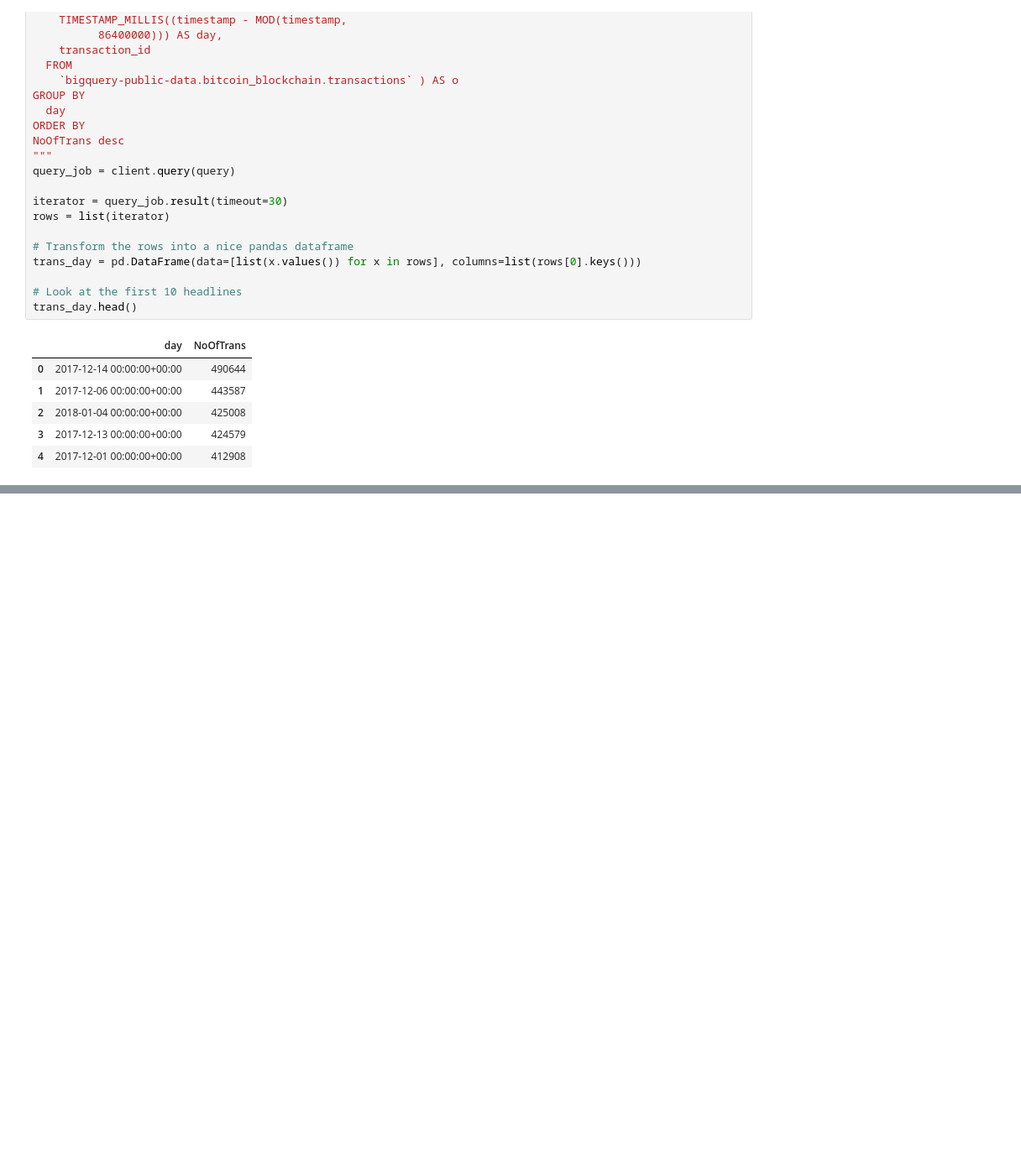
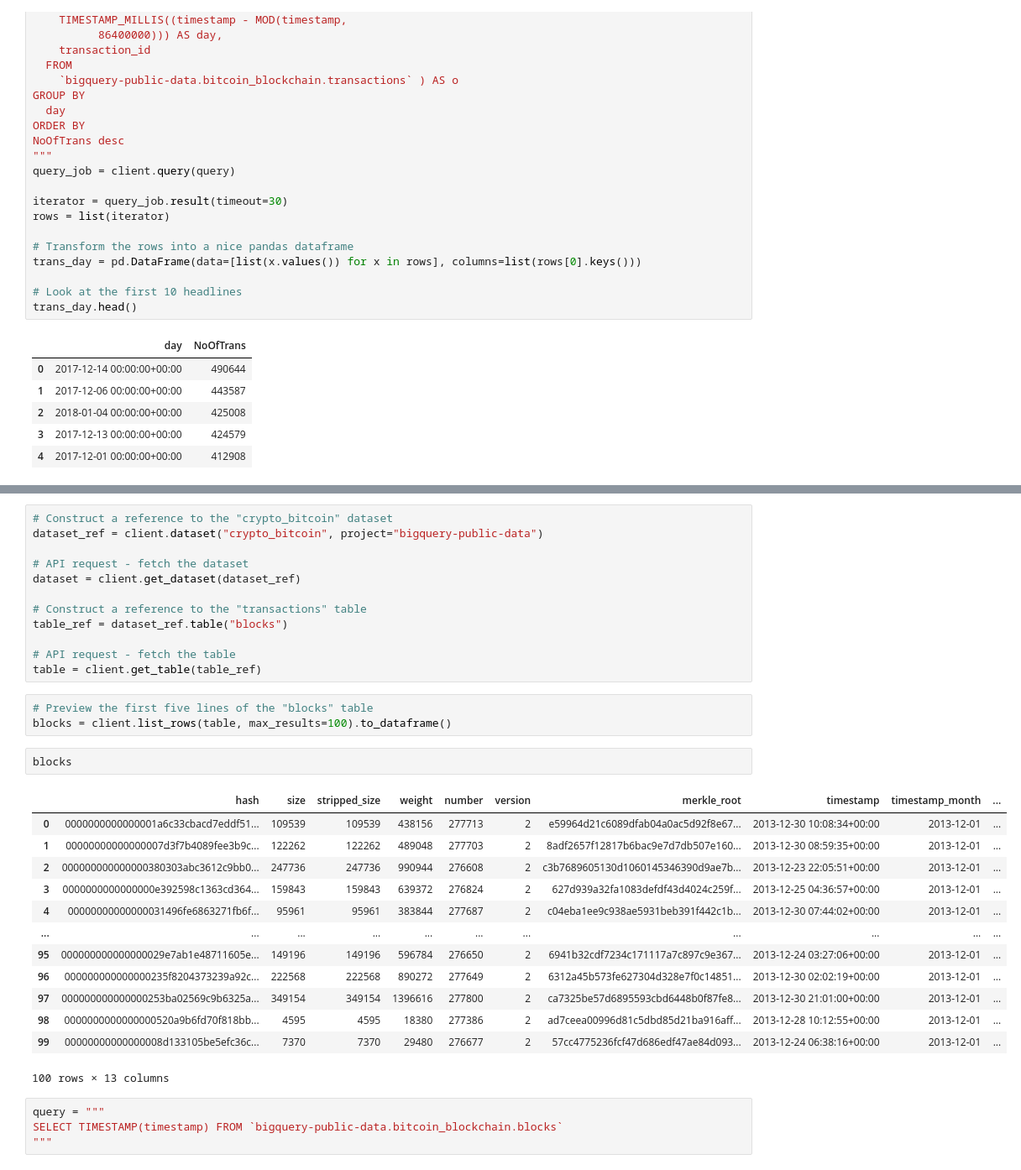
Before and after one commit to davidhof123/EDA_Bitcoin-ledger, a Jupyter notebook: EDA.ipynb, the cells around one changed output, grey strips where cells are left out. Shown at 84% size. Saved outputs shown, nothing was run; the diff lists cells and outputs as text; blank space fills up the shorter version.

```diff
--- a/EDA.ipynb
+++ b/EDA.ipynb
@@ -223,0 +306,35 @@ trans_day.head()
+# %%
+# Construct a reference to the "crypto_bitcoin" dataset
+dataset_ref = client.dataset("crypto_bitcoin", project="bigquery-public-data")
+
+# API request - fetch the dataset
+dataset = client.get_dataset(dataset_ref)
+
+# Construct a reference to the "transactions" table
+table_ref = dataset_ref.table("blocks")
+
+# API request - fetch the table
+table = client.get_table(table_ref)
+# %%
+# Preview the first five lines of the "blocks" table
+blocks = client.list_rows(table, max_results=100).to_dataframe()
+# %%
+blocks
+# %% [output]
+|  | hash | size | stripped_size | weight | number | version | merkle_root | timestamp | timestamp_month | ... |
+| 0 | 0000000000000001a6c33cbacd7eddf51... | 109539 | 109539 | 438156 | 277713 | 2 | e59964d21c6089dfab04a0ac5d92f8e67... | 2013-12-30 10:08:34+00:00 | 2013-12-01 | ... |
+| 1 | 00000000000000007d3f7b4089fee3b9c... | 122262 | 122262 | 489048 | 277703 | 2 | 8adf2657f12817b6bac9e7d7db507e160... | 2013-12-30 08:59:35+00:00 | 2013-12-01 | ... |
+| 2 | 000000000000000380303abc3612c9bb0... | 247736 | 247736 | 990944 | 276608 | 2 | c3b7689605130d1060145346390d9ae7b... | 2013-12-23 22:05:51+00:00 | 2013-12-01 | ... |
+| 3 | 0000000000000000e392598c1363cd364... | 159843 | 159843 | 639372 | 276824 | 2 | 627d939a32fa1083defdf43d4024c259f... | 2013-12-25 04:36:57+00:00 | 2013-12-01 | ... |
+| 4 | 00000000000000031496fe6863271fb6f... | 95961 | 95961 | 383844 | 277687 | 2 | c04eba1ee9c938ae5931beb391f442c1b... | 2013-12-30 07:44:02+00:00 | 2013-12-01 | ... |
+| ... | ... | ... | ... | ... | ... | ... | ... | ... | ... | ... |
+| 95 | 000000000000000029e7ab1e48711605e... | 149196 | 149196 | 596784 | 276650 | 2 | 6941b32cdf7234c171117a7c897c9e367... | 2013-12-24 03:27:06+00:00 | 2013-12-01 | ... |
+| 96 | 000000000000000235f8204373239a92c... | 222568 | 222568 | 890272 | 277649 | 2 | 6312a45b573fe627304d328e7f0c14851... | 2013-12-30 02:02:19+00:00 | 2013-12-01 | ... |
+| 97 | 000000000000000253ba02569c9b6325a... | 349154 | 349154 | 1396616 | 277800 | 2 | ca7325be57d6895593cbd6448b0f87fe8... | 2013-12-30 21:01:00+00:00 | 2013-12-01 | ... |
+| 98 | 0000000000000000520a9b6fd70f818bb... | 4595 | 4595 | 18380 | 277386 | 2 | ad7ceea00996d81c5dbd85d21ba916aff... | 2013-12-28 10:12:55+00:00 | 2013-12-01 | ... |
+| 99 | 00000000000000008d133105be5efc36c... | 7370 | 7370 | 29480 | 276677 | 2 | 57cc4775236fcf47d686edf47ae84d093... | 2013-12-24 06:38:16+00:00 | 2013-12-01 | ... |
+100 rows × 13 columns
+# %%
+query = """
+SELECT TIMESTAMP(timestamp) FROM `bigquery-public-data.bitcoin_blockchain.blocks`
+"""
```
Also changed, not shown: parts of 14 cells of this notebook.
